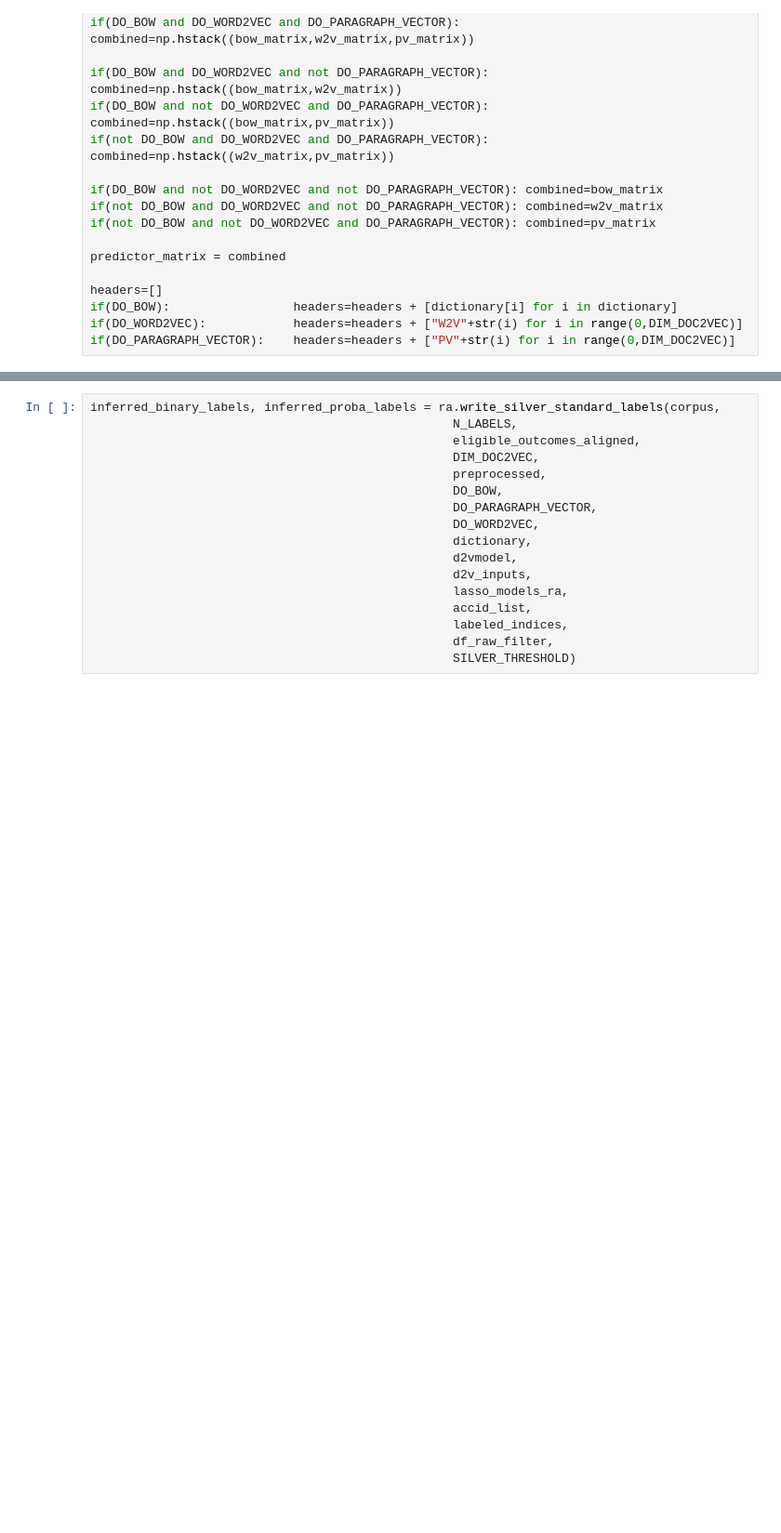
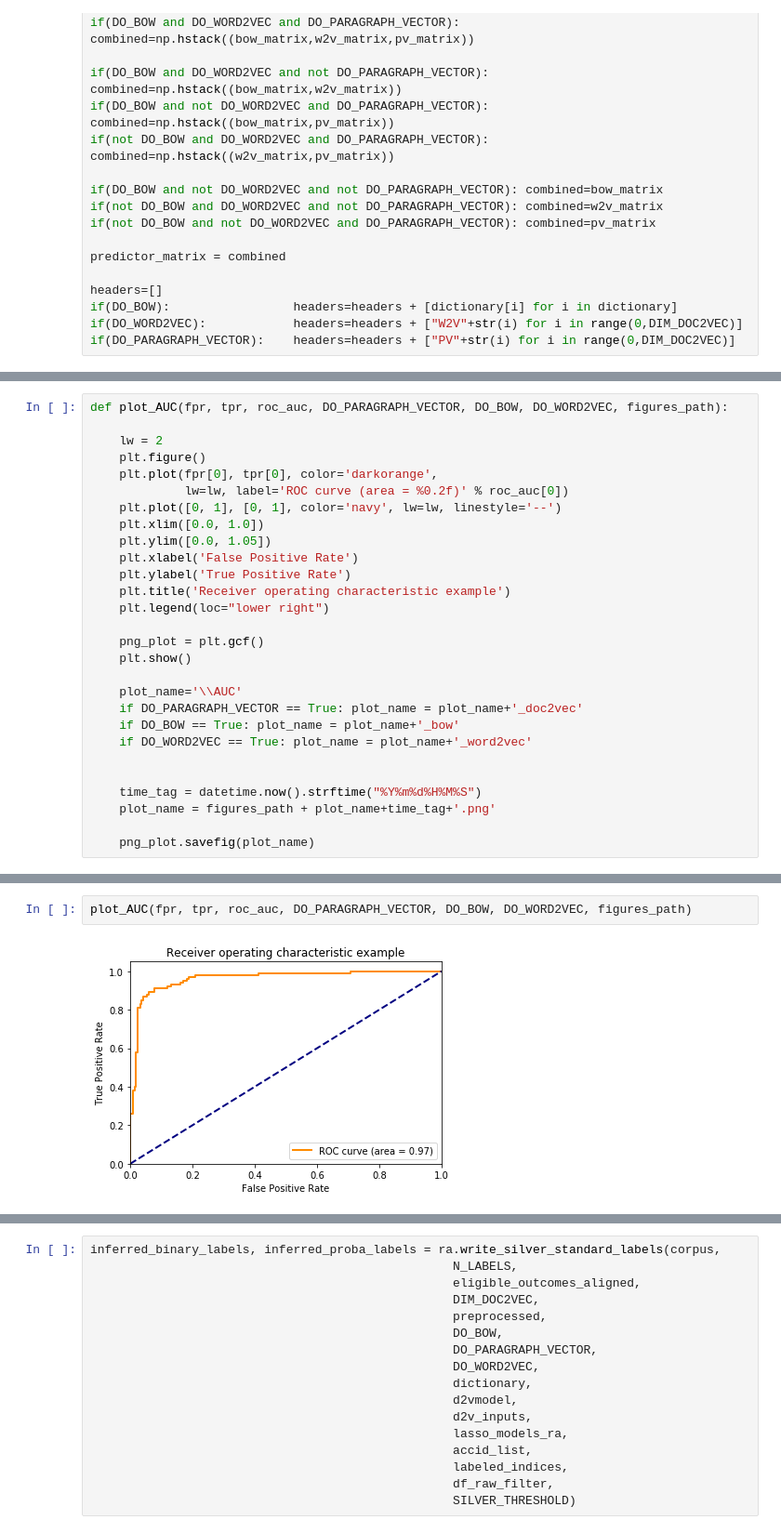
Before and after one commit to martinkiik/kcl-nlp-radiology, a Jupyter notebook: kcl_nlp_radiology_master.ipynb, the cells around one changed output, grey strips where cells are left out. Shown at 93% size. Cells and saved outputs as stored; diff of their text form; blank space fills up the shorter version.

```diff
--- a/kcl_nlp_radiology_master.ipynb
+++ b/kcl_nlp_radiology_master.ipynb
@@ -271,0 +355,28 @@ if(DO_PARAGRAPH_VECTOR): 	headers=headers + ["PV"+str(i) for i in range(0,DIM_DO
+# %%
+def plot_AUC(fpr, tpr, roc_auc, DO_PARAGRAPH_VECTOR, DO_BOW, DO_WORD2VEC, figures_path):
+
+    lw = 2
+    plt.figure()
+    plt.plot(fpr[0], tpr[0], color='darkorange',
+             lw=lw, label='ROC curve (area = %0.2f)' % roc_auc[0])
+    plt.plot([0, 1], [0, 1], color='navy', lw=lw, linestyle='--')
+    plt.xlim([0.0, 1.0])
+    plt.ylim([0.0, 1.05])
+    plt.xlabel('False Positive Rate')
+    plt.ylabel('True Positive Rate')
+    plt.title('Receiver operating characteristic example')
+    plt.legend(loc="lower right")
+
+    png_plot = plt.gcf()
+    plt.show()
+
+    plot_name='\\AUC'
+    if DO_PARAGRAPH_VECTOR == True: plot_name = plot_name+'_doc2vec'
+    if DO_BOW == True: plot_name = plot_name+'_bow'
+    if DO_WORD2VEC == True: plot_name = plot_name+'_word2vec'
+
+
+    time_tag = datetime.now().strftime("%Y%m%d%H%M%S")
+    plot_name = figures_path + plot_name+time_tag+'.png'
+
+    png_plot.savefig(plot_name)
@@ -271,0 +419,4 @@ if(DO_PARAGRAPH_VECTOR): 	headers=headers + ["PV"+str(i) for i in range(0,DIM_DO
+# %%
+plot_AUC(fpr, tpr, roc_auc, DO_PARAGRAPH_VECTOR, DO_BOW, DO_WORD2VEC, figures_path)
+# %% [output]
+[figure, added]
```
Also changed, not shown: parts of 18 cells of this notebook.
